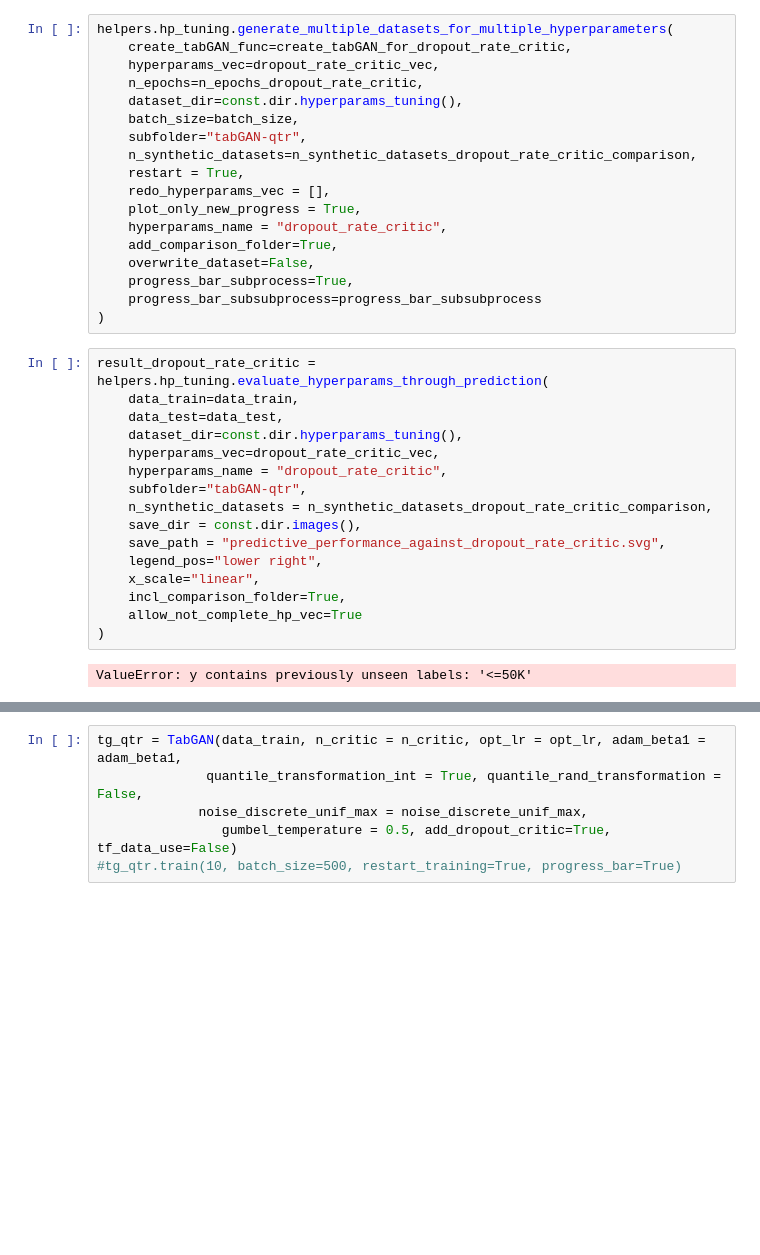
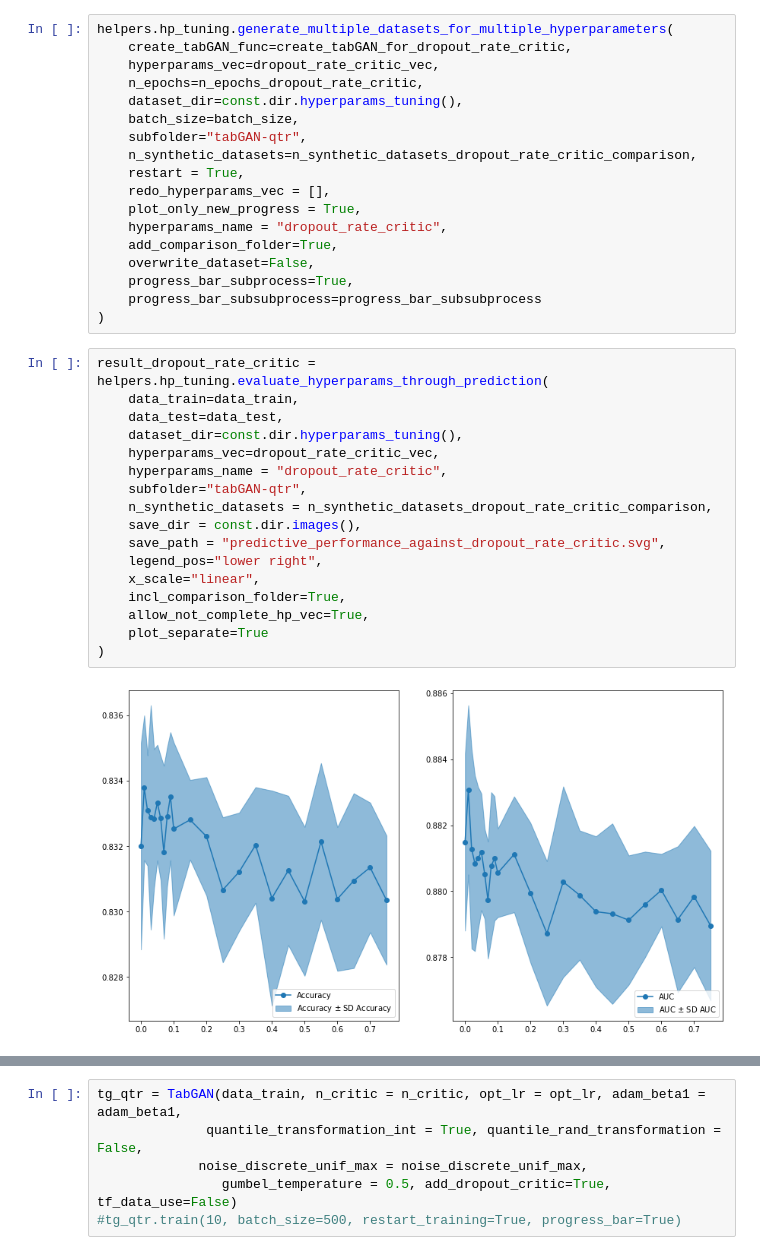
Before and after one commit to ArneRustad/Master-thesis-cf, a Jupyter notebook: scripts/tabGAN_hyperparam_tuning.ipynb, the cells around one changed output, grey strips where cells are left out. Saved outputs shown, nothing was run; the diff lists cells and outputs as text; blank space fills up the shorter version.

```diff
--- a/scripts/tabGAN_hyperparam_tuning.ipynb
+++ b/scripts/tabGAN_hyperparam_tuning.ipynb
@@ -1384,21 +1379,22 @@ helpers.hp_tuning.generate_multiple_datasets_for_multiple_hyperparameters(
 # %%
 result_dropout_rate_critic = helpers.hp_tuning.evaluate_hyperparams_through_prediction(
     data_train=data_train,
     data_test=data_test,
     dataset_dir=const.dir.hyperparams_tuning(),
     hyperparams_vec=dropout_rate_critic_vec,
     hyperparams_name = "dropout_rate_critic",
     subfolder="tabGAN-qtr",
     n_synthetic_datasets = n_synthetic_datasets_dropout_rate_critic_comparison,
     save_dir = const.dir.images(),
     save_path = "predictive_performance_against_dropout_rate_critic.svg",
     legend_pos="lower right",
     x_scale="linear",
     incl_comparison_folder=True,
-    allow_not_complete_hp_vec=True
+    allow_not_complete_hp_vec=True,
+    plot_separate=True
 )
 # %% [output]
-ValueError: y contains previously unseen labels: '<=50K'
+[figure, added]
 # %%
 result_dropout_rate_critic
 # %% [output]
```
Also changed, not shown: parts of 20 cells of this notebook, 5 other files.
